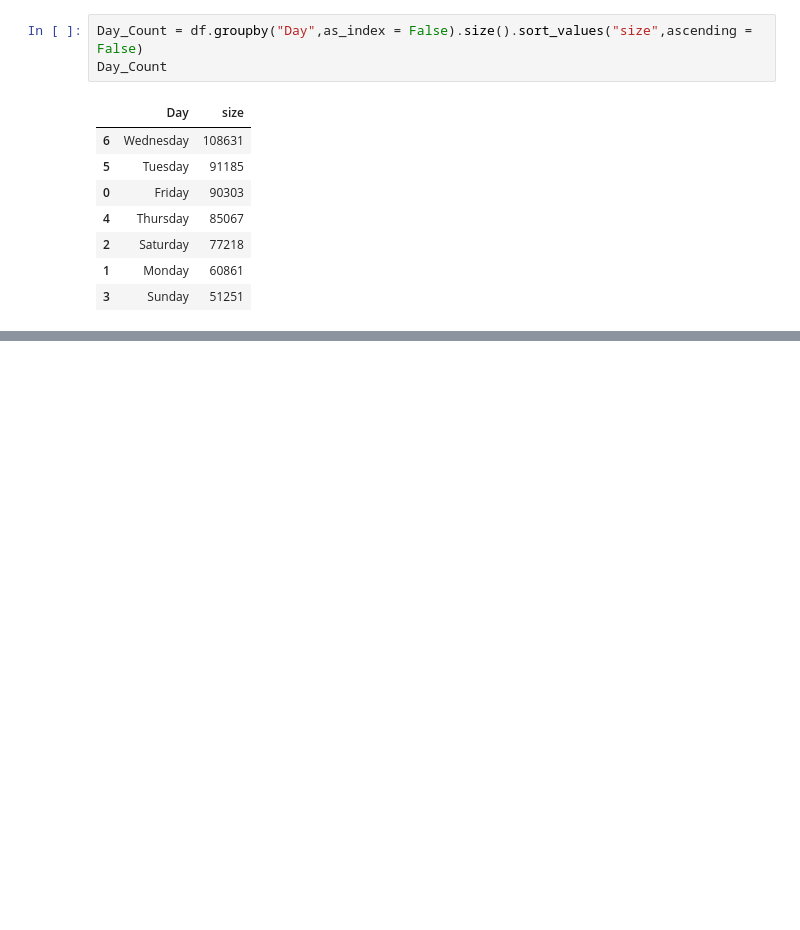
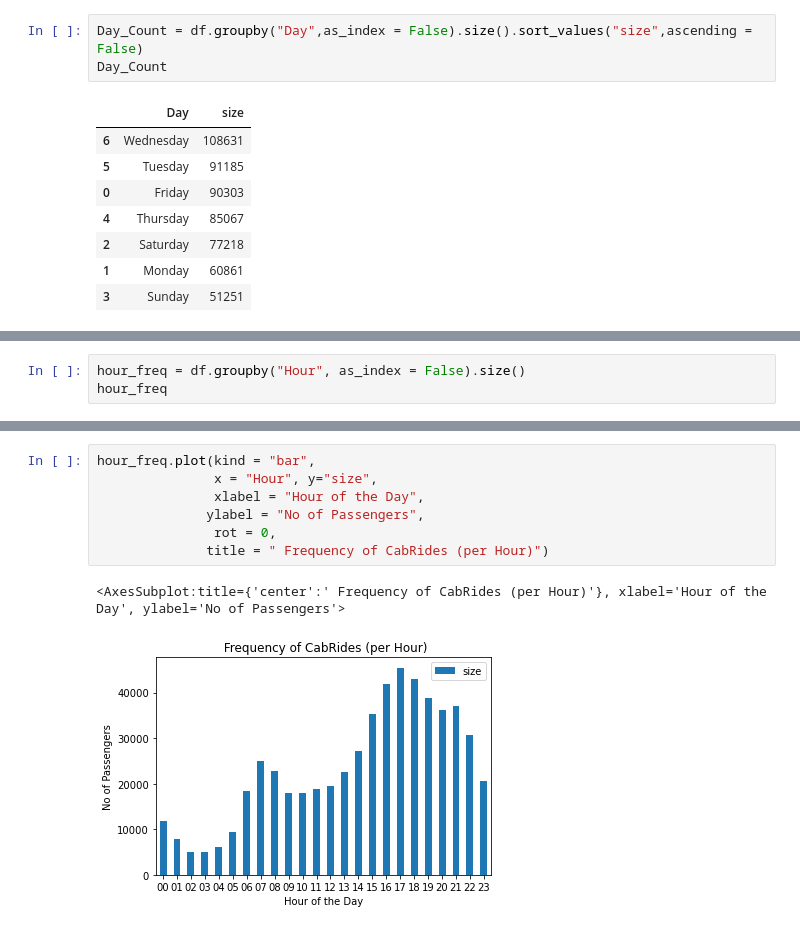
Before and after one commit to kaushik03/Data-Analysis-Projects, a Jupyter notebook: Uber/Interactive Viz.ipynb, the cells around one changed output, grey strips where cells are left out. Cells and saved outputs as stored; diff of their text form; blank space fills up the shorter version.

```diff
--- a/Uber/Interactive Viz.ipynb
+++ b/Uber/Interactive Viz.ipynb
@@ -146,0 +214,3 @@ Day_Count.plot_bokeh(
+# %%
+hour_freq = df.groupby("Hour", as_index = False).size()
+hour_freq
@@ -146,0 +235,10 @@ Day_Count.plot_bokeh(
+# %%
+hour_freq.plot(kind = "bar",
+               x = "Hour", y="size",
+               xlabel = "Hour of the Day",
+              ylabel = "No of Passengers",
+               rot = 0,
+              title = " Frequency of CabRides (per Hour)")
+# %% [output]
+<AxesSubplot:title={'center':' Frequency of CabRides (per Hour)'}, xlabel='Hour of the Day', ylabel='No of Passengers'>
+[figure, added]
```
Also changed, not shown: parts of 11 cells of this notebook, 2 other files.
